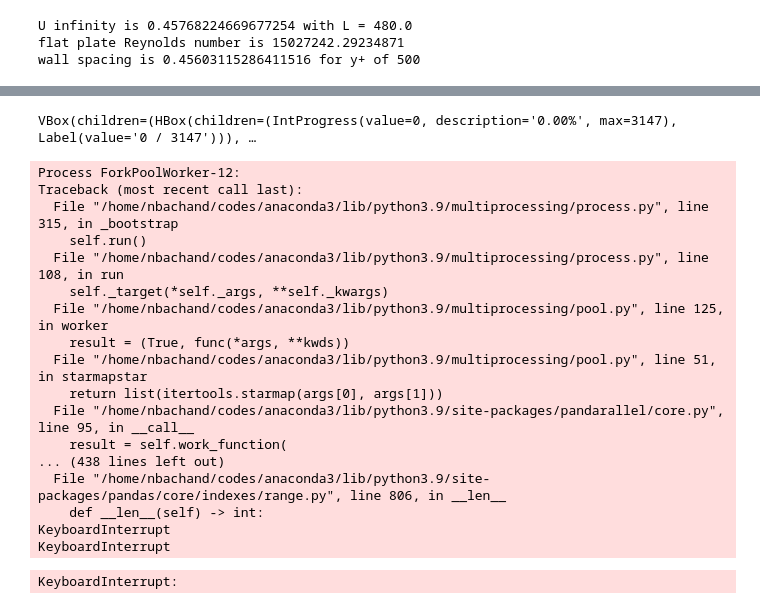
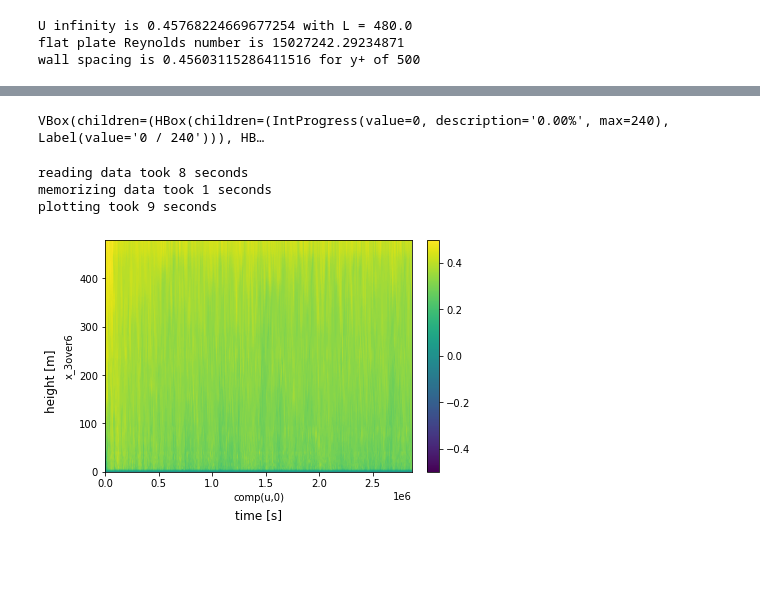
Before and after one commit to nbachand/city_block_cfd, a Jupyter notebook: domain_post-processing.ipynb, the cells around one changed output, grey strips where cells are left out. Drawn from its saved outputs; the diff is of its cells as text; code cells hidden in the pictures; blank space fills up the shorter version.

```diff
--- a/domain_post-processing.ipynb
+++ b/domain_post-processing.ipynb
@@ -79,9 +83,9 @@ plot_params = {
 
 # slice = probes.slice_into_df(slice_params)
 (fig, ax) = probes.contour_plots(
-#     names = ['x_1over6','x_3over6'],
-    steps = probes.probe_steps[::],
-#     quants = ['comp(u,2)'],
+    names = ['x_3over6'],
+    steps = probes.probe_steps[0::100],
+    quants = ['comp(u,0)'],
     parrallel = True,
     plot_params = plot_params
     )
@@ -91,24 +94,10 @@ slicing took 15 seconds
 INFO: Pandarallel will run on 12 workers.
 INFO: Pandarallel will use Memory file system to transfer data between the main process and workers.
-VBox(children=(HBox(children=(IntProgress(value=0, description='0.00%', max=3147), Label(value='0 / 3147'))), …
+VBox(children=(HBox(children=(IntProgress(value=0, description='0.00%', max=240), Label(value='0 / 240'))), HB…
-Process ForkPoolWorker-12:
-Traceback (most recent call last):
-  File "/home/nbachand/codes/anaconda3/lib/python3.9/multiprocessing/process.py", line 315, in _bootstrap
-    self.run()
-  File "/home/nbachand/codes/anaconda3/lib/python3.9/multiprocessing/process.py", line 108, in run
-    self._target(*self._args, **self._kwargs)
-  File "/home/nbachand/codes/anaconda3/lib/python3.9/multiprocessing/pool.py", line 125, in worker
-    result = (True, func(*args, **kwds))
-  File "/home/nbachand/codes/anaconda3/lib/python3.9/multiprocessing/pool.py", line 51, in starmapstar
-    return list(itertools.starmap(args[0], args[1]))
-  File "/home/nbachand/codes/anaconda3/lib/python3.9/site-packages/pandarallel/core.py", line 95, in __call__
-    result = self.work_function(
-... (438 lines left out)
-  File "/home/nbachand/codes/anaconda3/lib/python3.9/site-packages/pandas/core/indexes/range.py", line 806, in __len__
-    def __len__(self) -> int:
-KeyboardInterrupt
-KeyboardInterrupt
+reading data took 8 seconds
+memorizing data took 1 seconds
+plotting took 9 seconds
-KeyboardInterrupt:
+[figure, added]
 # %%
 # plt.savefig(f'{home_dir}/CHARLES/R{run}/plots/velocity_contour')
 # %%
```
Also changed, not shown: parts of 6 cells of this notebook, 2 other files.
